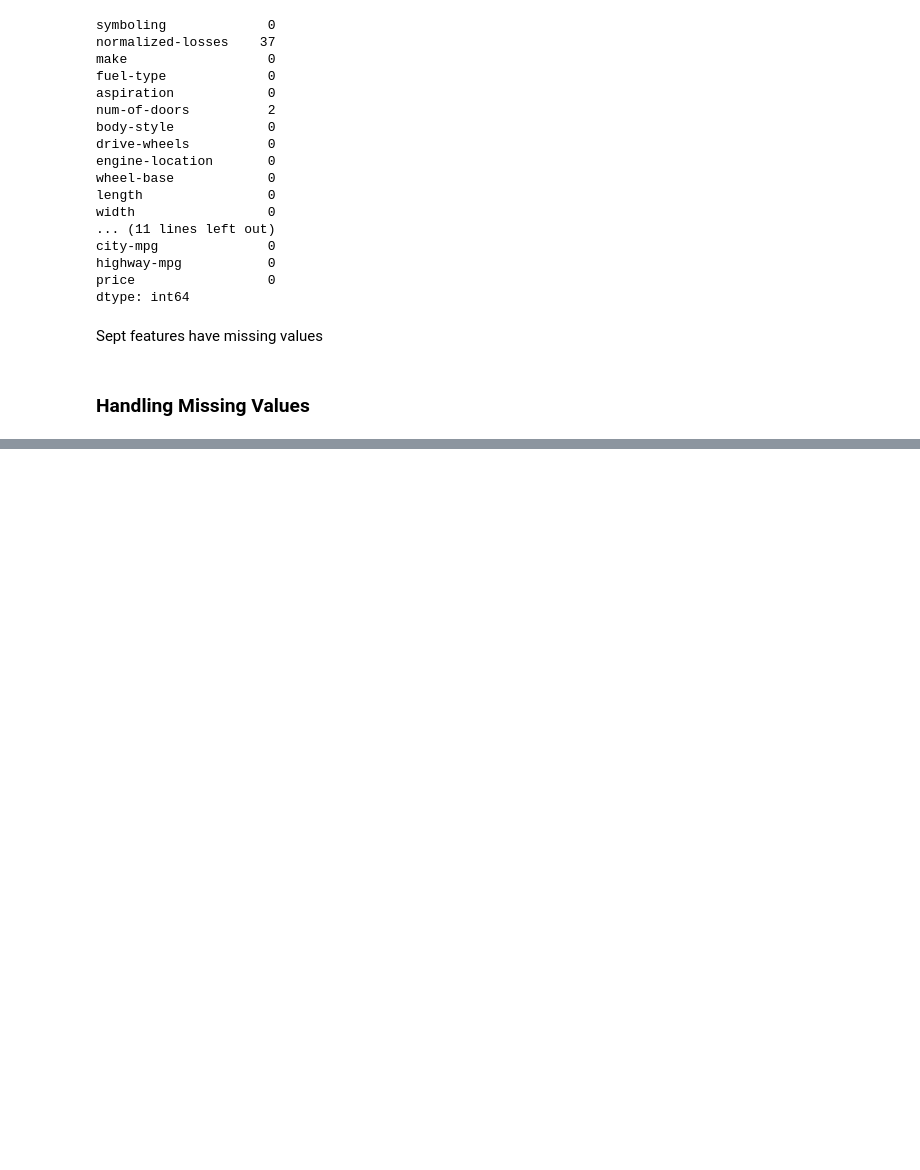
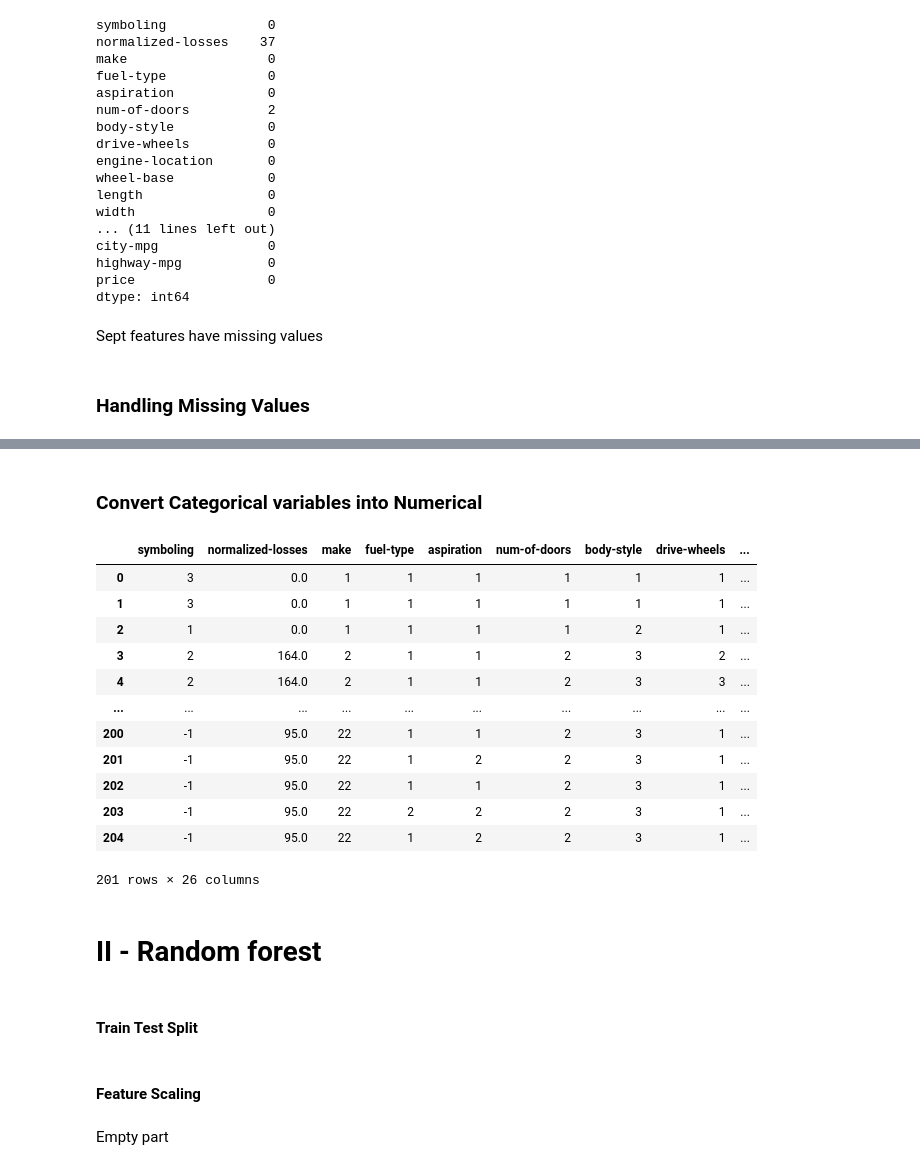
Before and after one commit to Abou29/RandomForest_DecisionTree-Prediction-vehicle-price, a Jupyter notebook: prix_de_voiture_prediction.ipynb, the cells around one changed output, grey strips where cells are left out. Saved outputs shown, nothing was run; the diff lists cells and outputs as text; code cells hidden in the pictures; blank space fills up the shorter version.

```diff
--- a/prix_de_voiture_prediction.ipynb
+++ b/prix_de_voiture_prediction.ipynb
@@ -228,0 +224,4 @@ Name: num-of-doors, dtype: int64
+# %%
+# Filling 'bore', 'stroke', 'horsepower', 'peak-rpm' by their average respectively
+for variable in ['bore', 'stroke', 'horsepower', 'peak-rpm',]:
+    data_cars[variable].fillna(value=data_cars[variable].mean(), inplace=True)
@@ -228,0 +249,27 @@ Name: num-of-doors, dtype: int64
+# %% [markdown]
+### Convert Categorical variables into Numerical
+# %%
+# Convert Categorical variables into Numerical
+encoder = ce.OrdinalEncoder(cols=data_cars.select_dtypes(include=["object"]).columns)
+
+data_cars = encoder.fit_transform(data_cars)
+
+data_cars
+# %% [output]
+|  | symboling | normalized-losses | make | fuel-type | aspiration | num-of-doors | body-style | drive-wheels | ... |
+| 0 | 3 | 0.0 | 1 | 1 | 1 | 1 | 1 | 1 | ... |
+| 1 | 3 | 0.0 | 1 | 1 | 1 | 1 | 1 | 1 | ... |
+| 2 | 1 | 0.0 | 1 | 1 | 1 | 1 | 2 | 1 | ... |
+| 3 | 2 | 164.0 | 2 | 1 | 1 | 2 | 3 | 2 | ... |
+| 4 | 2 | 164.0 | 2 | 1 | 1 | 2 | 3 | 3 | ... |
+| ... | ... | ... | ... | ... | ... | ... | ... | ... | ... |
+| 200 | -1 | 95.0 | 22 | 1 | 1 | 2 | 3 | 1 | ... |
+| 201 | -1 | 95.0 | 22 | 1 | 2 | 2 | 3 | 1 | ... |
+| 202 | -1 | 95.0 | 22 | 1 | 1 | 2 | 3 | 1 | ... |
+| 203 | -1 | 95.0 | 22 | 2 | 2 | 2 | 3 | 1 | ... |
+| 204 | -1 | 95.0 | 22 | 1 | 2 | 2 | 3 | 1 | ... |
+201 rows × 26 columns
+# %% [markdown]
+# II -  Random forest
+# %% [markdown]
+#### Train Test Split
@@ -228,0 +282,4 @@ Name: num-of-doors, dtype: int64
+# %% [markdown]
+#### Feature Scaling
+# %% [markdown]
+Empty part
```
Also changed, not shown: parts of 11 cells of this notebook.
